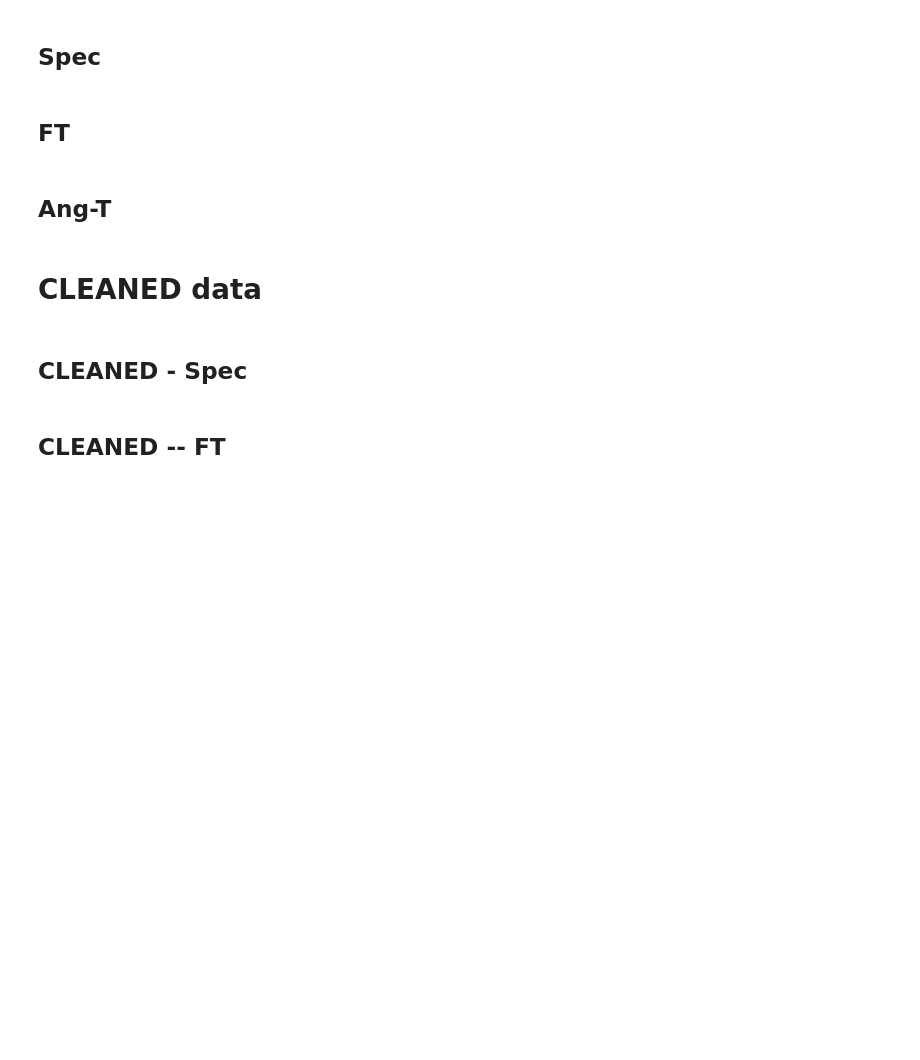
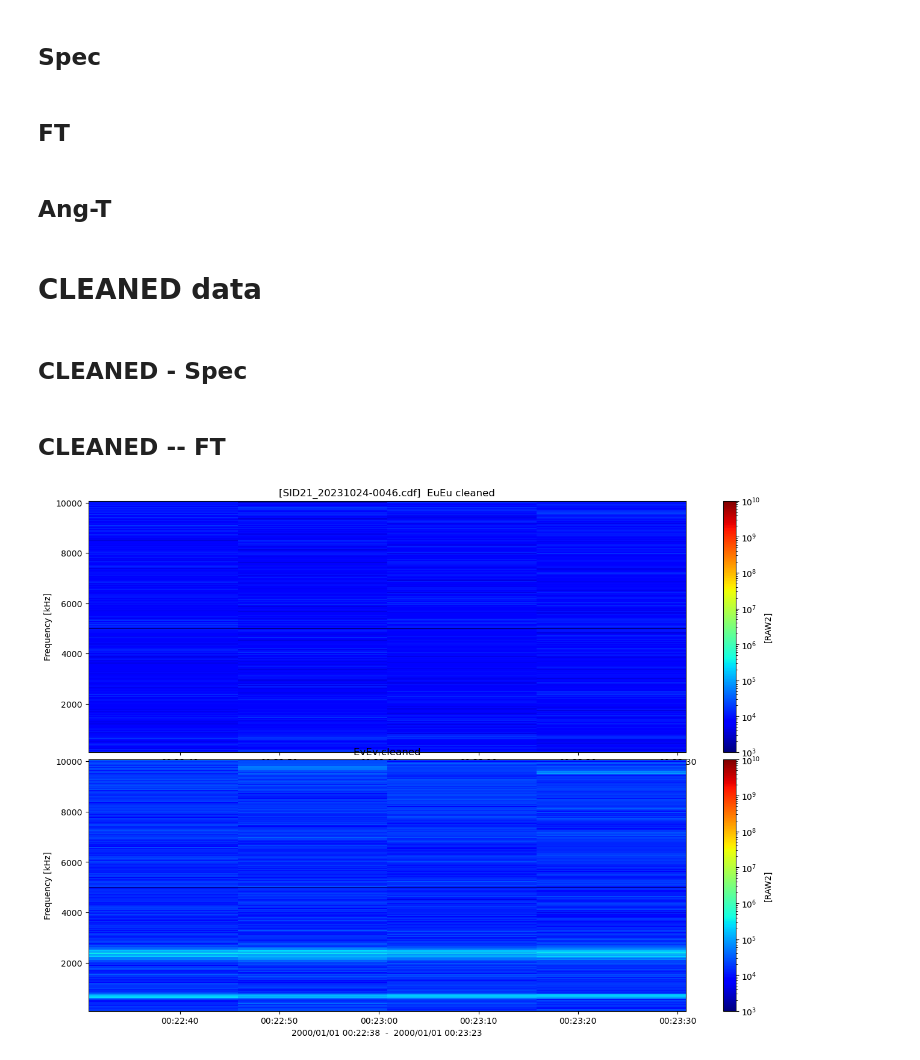
Before and after one commit to y-kasaba/JUICE, a Jupyter notebook: JUICE-CDF-HF-SID21_sample.ipynb, the cells around one changed output. Saved outputs shown, nothing was run; the diff lists cells and outputs as text; code cells hidden in the pictures; blank space fills up the shorter version.

```diff
--- a/JUICE-CDF-HF-SID21_sample.ipynb
+++ b/JUICE-CDF-HF-SID21_sample.ipynb
@@ -123,3 +127,7 @@ print("==> Component", N_component, "   Num-frequency", N_frequency, "  Num-swee
+# %%
+spec = juice_cal.spec_cal(data, 21, unit_mode, band_mode, T_HF, T_RWI)  # CAL
+spec = juice_spec.hf_getspec_angle(spec)                                # Coherency & ange
+spec = juice_spec.hf_getspec_stokes(spec)                               # Stokes and Polarization Parameters
 # %% [markdown]
 # Data for checks
 # %%
@@ -160,7 +166,7 @@ print(power_str, "   f_MAX/min:", f_max0, f_min0)
 # Y-range
 p_min = p_min0;  p_max = p_max0
 
-fig = plt.figure(figsize=(12, 14))
+fig = plt.figure(figsize=(14, 11))
 ax1 = fig.add_subplot(8, 1, 1)
 ax2 = fig.add_subplot(8, 1, 2)
 ax3 = fig.add_subplot(8, 1, 3)
@@ -204,7 +210,7 @@ ax7.plot(np.ravel(data.freq_step*10),  '-g', linewidth=0.8, label='step*10')
 ax7.plot(np.ravel(data.freq_width*10), ':b', linewidth=1.0, label='width*10')
 ax8.plot(np.ravel(data.epoch), '.')
 
-ax1.set_ylabel(power_str)
+ax1.set_ylabel(spec.str)
 if data.complex[0] > 0:    # Matrix
     ax2.set_ylabel('Real & Img');          ax3.set_ylabel('Deg. Pol.');  ax4.set_ylabel('Deg. Linear Pol.')
     ax5.set_ylabel('Deg. Circular Pol.');  ax6.set_ylabel('Linear Deg.')
@@ -383,7 +389,7 @@ f_min = f_min0;      f_max = f_max0
 # Z-range
 p_min = p_min0;      p_max = p_max0
 
-fig2d = plt.figure(figsize=[12,8])
+fig2d = plt.figure(figsize=[16,11])
 ax1 = fig2d.add_subplot(2, 1, 1)
 ax2 = fig2d.add_subplot(2, 1, 2)
 
@@ -407,9 +413,10 @@ else:
     p1 = ax1.pcolormesh(Epoch_1d, freq_1d, EwEw_2d, norm=colors.LogNorm(vmin=10**p_min0, vmax=10**p_max0), cmap='jet')
     p2 = ax2.pcolormesh(Epoch_1d, freq_1d, EuEu_2d, norm=colors.LogNorm(vmin=10**p_min0, vmax=10**p_max0), cmap='jet')
 ax2.set_xlabel(str_date)
-pp1 = fig2d.colorbar(p1, ax=ax1, orientation="vertical");  pp1.set_label(power_str)
-pp2 = fig2d.colorbar(p2, ax=ax2, orientation="vertical");  pp2.set_label(power_str)
+pp1 = fig2d.colorbar(p1, ax=ax1, orientation="vertical");  pp1.set_label(spec.str)
+pp2 = fig2d.colorbar(p2, ax=ax2, orientation="vertical");  pp2.set_label(spec.str)
 
+plt.subplots_adjust(hspace=0.03)
 plt.show()
 if dump_mode == 1:
     png_fname = work_dir+data_name+'_FT.png'
@@ -424,7 +431,7 @@ f_min0 = f_min;      f_max0 = f_max
 # Z-range
 p_min0 = p_min;      p_max0 = p_max
 
-fig2d = plt.figure(figsize=[12,10])
+fig2d = plt.figure(figsize=[16,11])
 ax1 = fig2d.add_subplot(3, 1, 1);  ax2 = fig2d.add_subplot(3, 1, 2);  ax3 = fig2d.add_subplot(3, 1, 3)
 
 # Y-axis
@@ -454,6 +461,7 @@ pp1 = fig2d.colorbar(p1, ax=ax1, orientation="vertical")
 pp2 = fig2d.colorbar(p2, ax=ax2, orientation="vertical")
 pp3 = fig2d.colorbar(p3, ax=ax3, orientation="vertical")
 
+plt.subplots_adjust(hspace=0)
 plt.show()
 png_fname = work_dir+data_name+'_AngT.png'
 if dump_mode == 1:
@@ -542,36 +550,39 @@ f_min0 = f_min;      f_max0 = f_max
 # Z-range
 p_min0 = p_min;      p_max0 = p_max
 
-fig2d = plt.figure(figsize=[12,8])
+fig2d = plt.figure(figsize=[16,11])
 ax1 = fig2d.add_subplot(2, 1, 1)
 ax2 = fig2d.add_subplot(2, 1, 2)
 
 # Y-axis
 ax1.set_ylim(f_min0, f_max0);      ax2.set_ylim(f_min0, f_max0)
 if f_mode == 1:
     ax1.set_yscale('log');         ax2.set_yscale('log')
 ax1.set_ylabel('Frequency [kHz]'); ax2.set_ylabel('Frequency [kHz]')
 
 # X-axis
 if   data.U_selected[0]==1 and data.V_selected[0]==1:
     ax1.set_title("[" + data_name + "]  " + 'EuEu cleaned'); ax2.set_title('EvEv cleaned')
     p1 = ax1.pcolormesh(Epoch_1d, freq_1d, EuEu_c_2d, norm=colors.LogNorm(vmin=10**p_min0, vmax=10**p_max0), cmap='jet')
     p2 = ax2.pcolormesh(Epoch_1d, freq_1d, EvEv_c_2d, norm=colors.LogNorm(vmin=10**p_min0, vmax=10**p_max0), cmap='jet')
 elif data.V_selected[0]==1 and data.W_selected[0]==1:
     ax1.set_title("[" + data_name + "]  " + 'EvEv cleaned'); ax2.set_title('EwEw cleaned')
     p1 = ax1.pcolormesh(Epoch_1d, freq_1d, EvEv_c_2d, norm=colors.LogNorm(vmin=10**p_min0, vmax=10**p_max0), cmap='jet')
     p2 = ax2.pcolormesh(Epoch_1d, freq_1d, EwEw_c_2d, norm=colors.LogNorm(vmin=10**p_min0, vmax=10**p_max0), cmap='jet')
 else:
     ax2.set_title("[" + data_name + "]  " + 'EwEw cleaned'); ax3.set_title('EuEu cleaned')
     p1 = ax1.pcolormesh(Epoch_1d, freq_1d, EwEw_c_2d, norm=colors.LogNorm(vmin=10**p_min0, vmax=10**p_max0), cmap='jet')
     p2 = ax2.pcolormesh(Epoch_1d, freq_1d, EuEu_c_2d, norm=colors.LogNorm(vmin=10**p_min0, vmax=10**p_max0), cmap='jet')
 ax2.set_xlabel(str_date)
-pp1 = fig2d.colorbar(p1, ax=ax1, orientation="vertical");  pp1.set_label(power_str)
-pp2 = fig2d.colorbar(p2, ax=ax2, orientation="vertical");  pp2.set_label(power_str)
+pp1 = fig2d.colorbar(p1, ax=ax1, orientation="vertical");  pp1.set_label(spec.str)
+pp2 = fig2d.colorbar(p2, ax=ax2, orientation="vertical");  pp2.set_label(spec.str)
 
+plt.subplots_adjust(hspace=0.03)
 plt.show()
 if dump_mode == 1:
     png_fname = work_dir+data_name+'_FT-c.png'
     if f_mode == 1:
         png_fname = work_dir+data_name+'_FT-log-c.png'
     # fig2d.savefig(png_fname)
+# %% [output]
+[figure, added]
```
Also changed, not shown: parts of 6 cells of this notebook, 21 other files.
